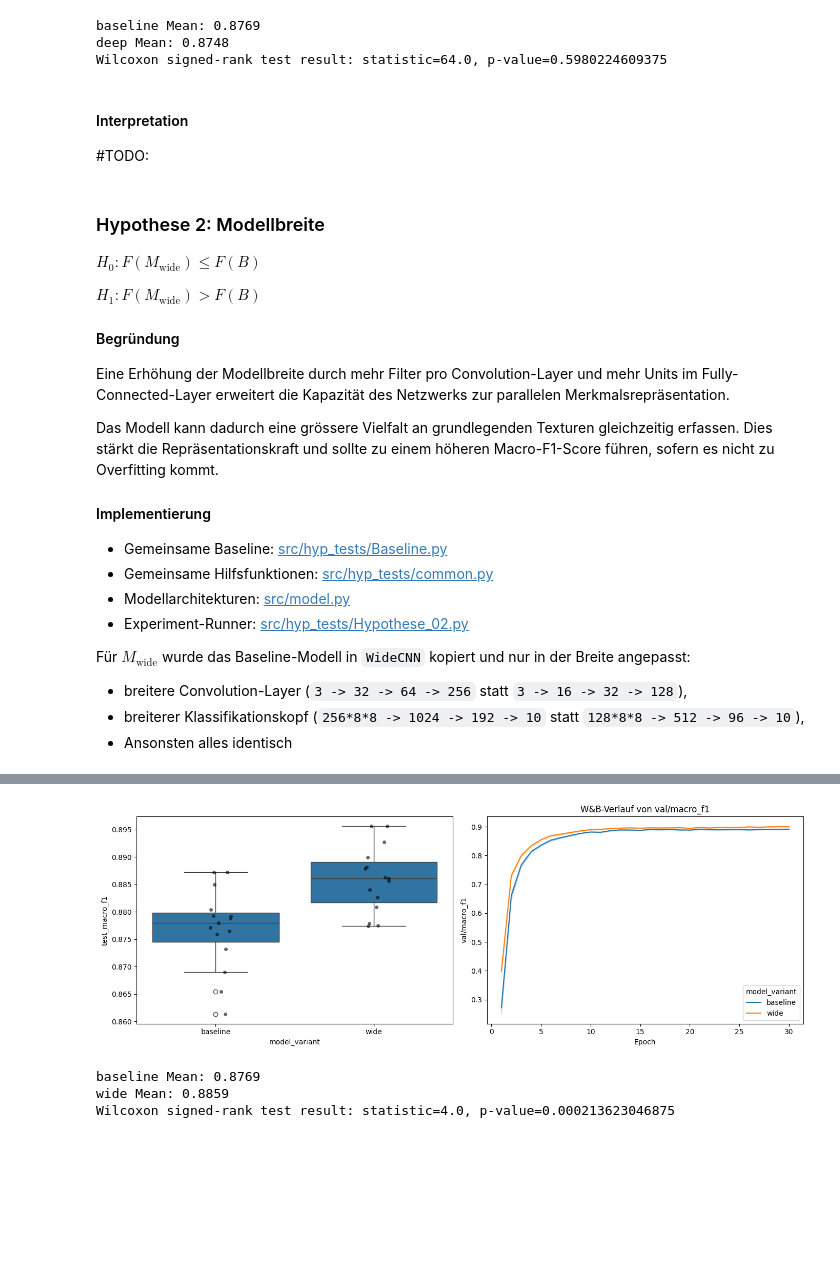
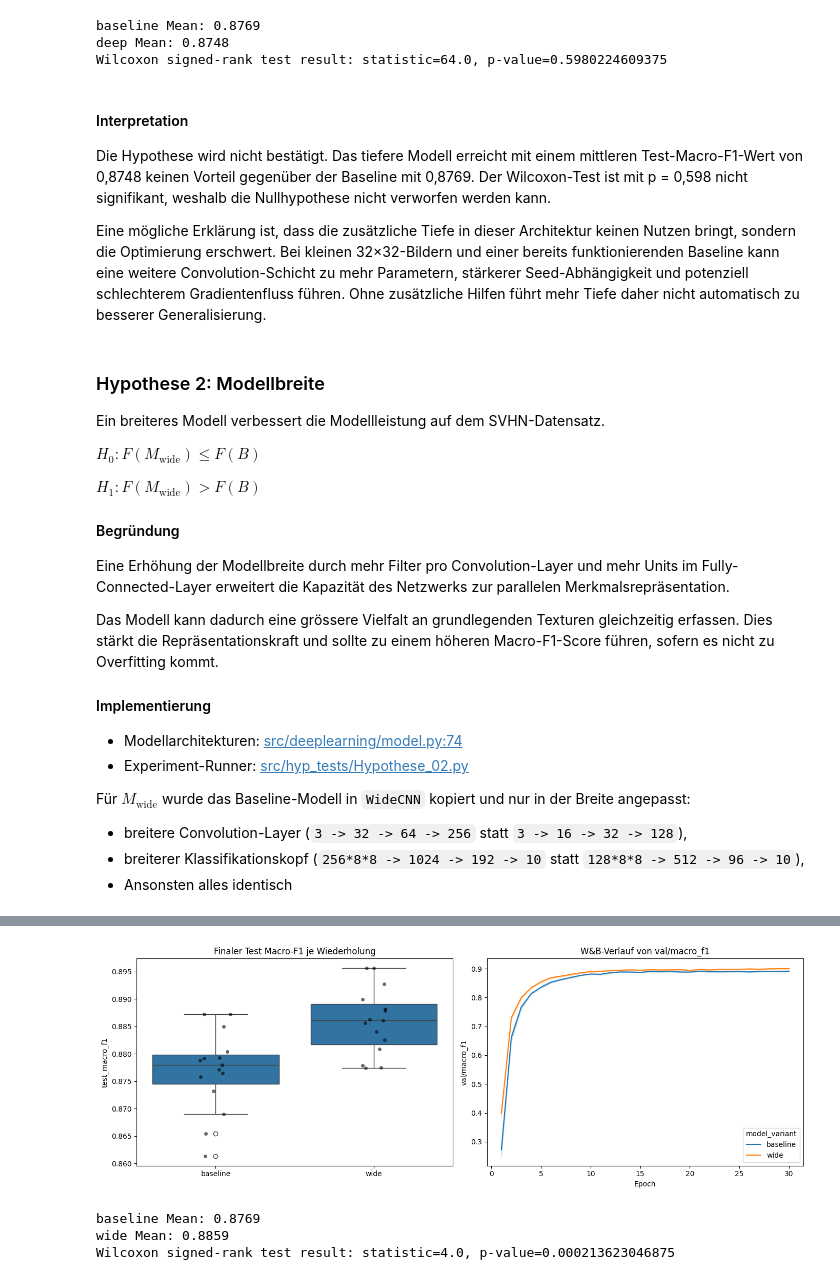
Before and after one commit to HorusXIV/DEL, a Jupyter notebook: notebooks/del_report.ipynb, the cells around one changed output, grey strips where cells are left out. Cells and saved outputs as stored; diff of their text form; code cells hidden in the pictures; blank space fills up the shorter version.

Commit message:
Added all the Interpretation, fixed the tests

```diff
--- a/notebooks/del_report.ipynb
+++ b/notebooks/del_report.ipynb
@@ -348,10 +364,12 @@ batch_images, batch_labels = next(iter(train_loader))
 overfit_dataset = TensorDataset(batch_images.clone(), batch_labels.clone())
 overfit_loader = DataLoader(overfit_dataset, batch_size=len(overfit_dataset), shuffle=False)
 
+target_epochs = 1000
+
 overfit_config = RunConfig(
     learning_rate=1e-2,
     batch_size=len(overfit_dataset),
-    epochs=1000,
+    epochs=target_epochs,
     use_wandb=False,
     wandb_project="DEL",
     run_name="overfit-single-batch",
@@ -363,7 +381,7 @@ overfit_config = RunConfig(
 
 overfit_result = run_baseline(
     config=overfit_config,
-    fit_config=FitConfig(epochs=1000),
+    fit_config=FitConfig(epochs=target_epochs),
     train_loader=overfit_loader,
 )
 # %%
@@ -1014,18 +1109,10 @@ baseline_wandb_final_df = pd.DataFrame(
 
 baseline_history_frames = []
 for run in baseline_wandb_runs:
-    if run.id in baseline_wandb_final_df[baseline_wandb_final_df["val_loss"] == "NaN"].run_id.values:
-        skip = True
-        print(f"Skipping run {run.id} due to NaN val_loss")
-    else:
-        skip = False
     history = run.history(keys=["_step", "val/macro_f1"], pandas=True).dropna(how="all")
-    if "val/macro_f1" not in history.columns:
-        continue
     history = history[["_step", "val/macro_f1"]].copy()
     history["model_variant"] = run.config.get("model_variant", "baseline")
     history["repeat_idx"] = run.config.get("repeat_idx")
-    history["skip"] = skip
     baseline_history_frames.append(history)
 
 baseline_history_df = pd.concat(baseline_history_frames, ignore_index=True)
@@ -1136,14 +1226,7 @@ hyp01_wandb_final_df = pd.DataFrame(
 
 hyp01_history_frames = []
 for run in hyp01_wandb_runs:
-    # Filter out runs with NaN val_loss to avoid issues in the history data
-    if run.id in hyp01_wandb_final_df[hyp01_wandb_final_df["val_loss"] == "NaN"].run_id.values:
-        print(f"Skipping run {run.id} due to NaN val_loss")
-        continue
     history = run.history(keys=["_step", "val/macro_f1"], pandas=True).dropna(how="all")
-    history = history[~(history["val/macro_f1"].isna())]
-    if history.empty:
-        continue
     history = history[["_step", "val/macro_f1"]].copy()
     history["model_variant"] = run.config.get("model_variant")
     history["repeat_idx"] = run.config.get("repeat_idx")
@@ -1232,9 +1322,13 @@ deep Mean: 0.8748
 Wilcoxon signed-rank test result: statistic=64.0, p-value=0.5980224609375
 # %% [markdown]
 #### Interpretation
-#TODO:
+Die Hypothese wird nicht bestätigt. Das tiefere Modell erreicht mit einem mittleren Test-Macro-F1-Wert von 0,8748 keinen Vorteil gegenüber der Baseline mit 0,8769.
+Der Wilcoxon-Test ist mit p = 0,598 nicht signifikant, weshalb die Nullhypothese nicht verworfen werden kann.
+
+Eine mögliche Erklärung ist, dass die zusätzliche Tiefe in dieser Architektur keinen Nutzen bringt, sondern die Optimierung erschwert. Bei kleinen 32×32-Bildern und einer bereits funktionierenden Baseline kann eine weitere Convolution-Schicht zu mehr Parametern, stärkerer Seed-Abhängigkeit und potenziell schlechterem Gradientenfluss führen. Ohne zusätzliche Hilfen führt mehr Tiefe daher nicht automatisch zu besserer Generalisierung.
 # %% [markdown]
 ### Hypothese 2: Modellbreite
+Ein breiteres Modell verbessert die Modellleistung auf dem SVHN-Datensatz.
 
 $H_0: F(M_{\text{wide}}) \leq F(B)$
 
@@ -1248,9 +1342,7 @@ Das Modell kann dadurch eine grössere Vielfalt an grundlegenden Texturen gleich
 
 #### Implementierung
 
-- Gemeinsame Baseline: [src/hyp_tests/Baseline.py](../src/hyp_tests/Baseline.py)
-- Gemeinsame Hilfsfunktionen: [src/hyp_tests/common.py](../src/hyp_tests/common.py)
-- Modellarchitekturen: [src/model.py](../src/model.py)
+- Modellarchitekturen: [src/deeplearning/model.py:74](../src/deeplearning/model.py:74)
 - Experiment-Runner: [src/hyp_tests/Hypothese_02.py](../src/hyp_tests/Hypothese_02.py)
 
 Für $M_{\text{wide}}$ wurde das Baseline-Modell in `WideCNN` kopiert und nur in der Breite angepasst:
@@ -1331,32 +1423,36 @@ sns.boxplot(
     y="test_macro_f1",
     order=['baseline', 'wide'],
     ax=axes[0],
 )
 sns.stripplot(
     data=hyp02_runs_df,
     x="model_variant",
     y="test_macro_f1",
     order=['baseline', 'wide'],
     color="black",
     alpha=0.6,
     ax=axes[0],
 )
 
+axes[0].set_title("Finaler Test Macro-F1 je Wiederholung")
+axes[0].set_xlabel("")
+axes[0].set_ylabel("test_macro_f1")
+
 sns.lineplot(
     data=hyp02_history_df,
     x="_step",
     y="val/macro_f1",
     hue="model_variant",
     estimator="mean",
     errorbar="se",
     ax=axes[1],
 )
 axes[1].set_title("W&B-Verlauf von val/macro_f1")
 axes[1].set_xlabel("Epoch")
 axes[1].set_ylabel("val/macro_f1")
 
 plt.tight_layout()
 plt.show()
 # %% [output]
-[figure, old version]
+[figure, new version]
 # %%
```
Also changed, not shown: parts of 66 cells of this notebook, 1 other file.
